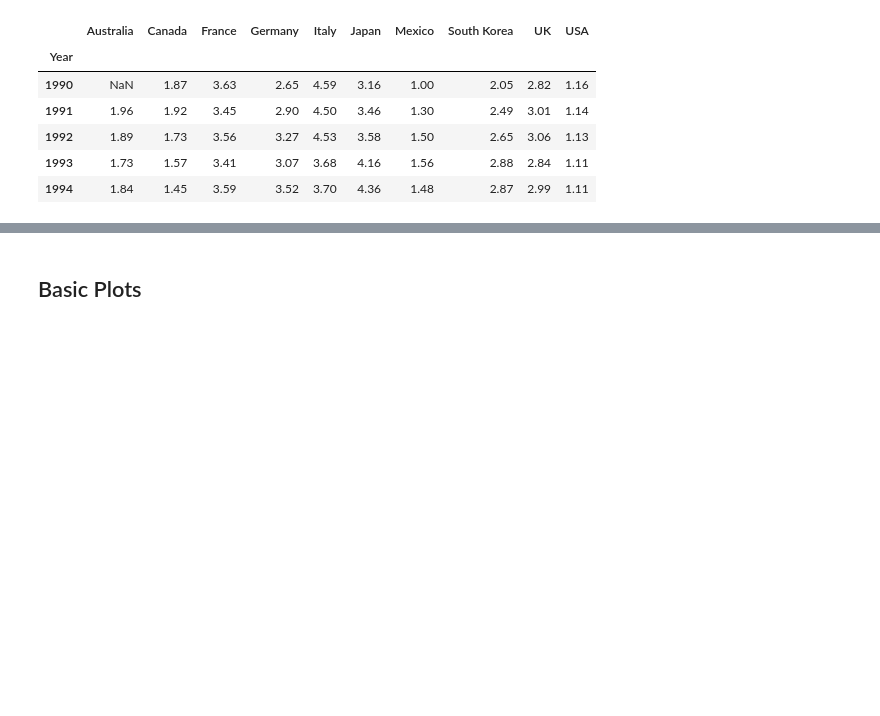
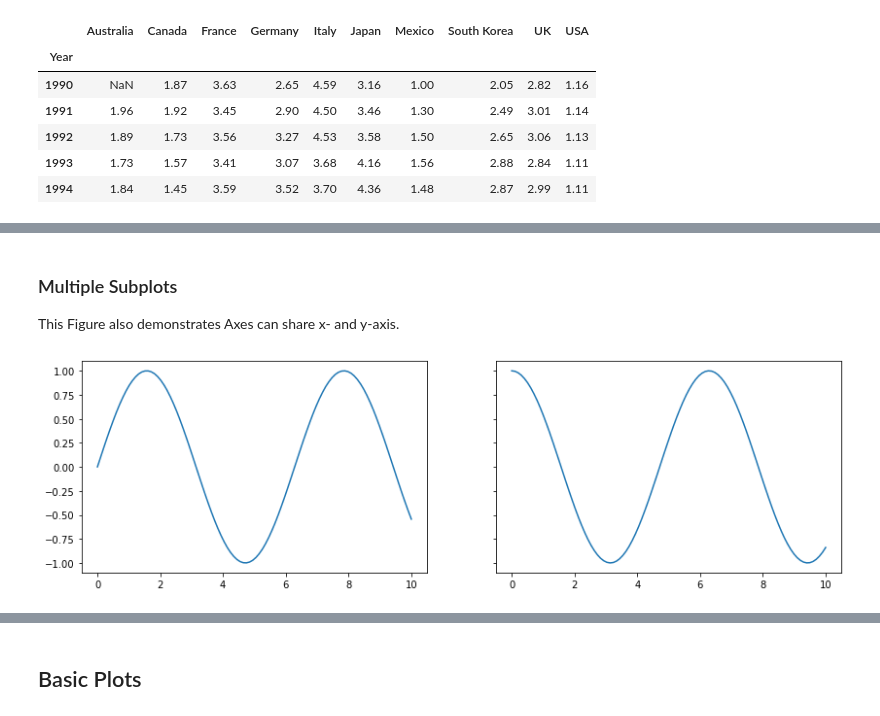
Before and after one commit to jonathanhild/notebooks, a Jupyter notebook: matplotlib.ipynb, the cells around one changed output, grey strips where cells are left out. Saved outputs shown, nothing was run; the diff lists cells and outputs as text; code cells hidden in the pictures; blank space fills up the shorter version.

```diff
--- a/matplotlib.ipynb
+++ b/matplotlib.ipynb
@@ -76,0 +87,10 @@ memory usage: 1.6 KB
+# %% [markdown]
+### Multiple Subplots
+This Figure also demonstrates Axes can share x- and y-axis.
+# %%
+fig, (ax1, ax2) = plt.subplots(nrows=1, ncols=2, sharey=True, figsize=(14,4))
+ax1.plot(np.linspace(0, 10, 100), np.sin(np.linspace(0, 10, 100)))
+ax2.plot(np.linspace(0, 10, 100), np.cos(np.linspace(0, 10, 100)))
+plt.show()
+# %% [output]
+[figure, added]
```
Also changed, not shown: parts of 20 cells of this notebook.
